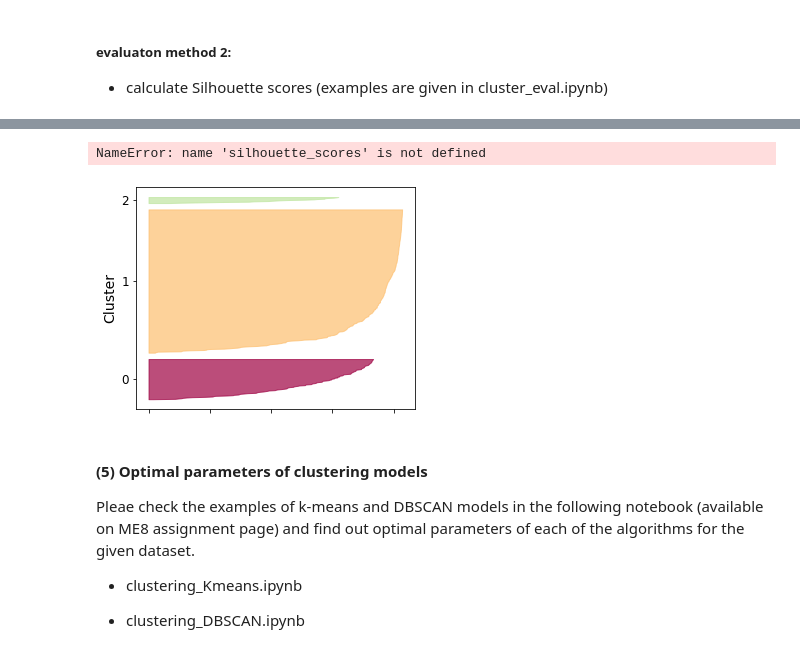
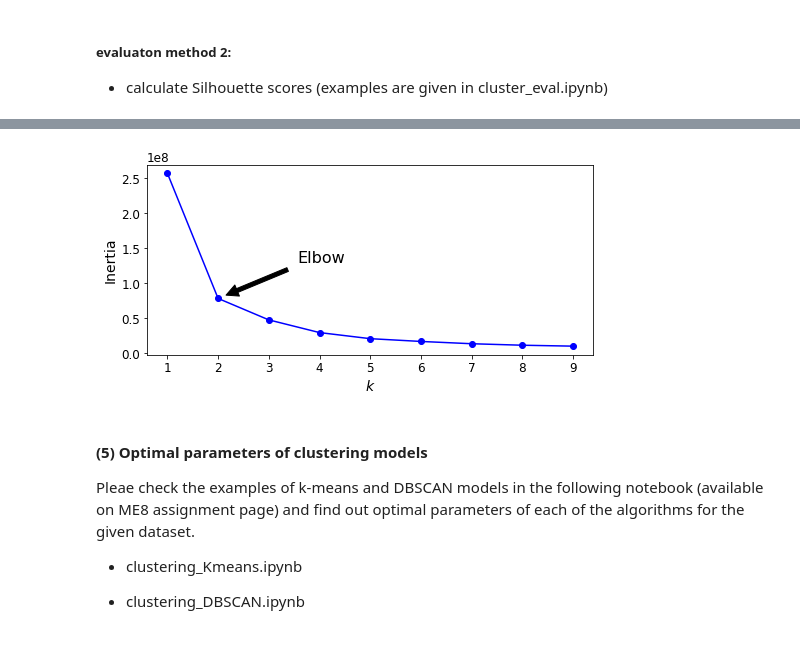
Before and after one commit to miamrodgers/4310-ML, a Jupyter notebook: ME8_clustering/clustering_basic.ipynb, the cells around one changed output, grey strips where cells are left out. Saved outputs shown, nothing was run; the diff lists cells and outputs as text; code cells hidden in the pictures.

```diff
--- a/ME8_clustering/clustering_basic.ipynb
+++ b/ME8_clustering/clustering_basic.ipynb
@@ -527,50 +518,22 @@ kmeans_per_k = [KMeans(n_clusters=k, random_state=42).fit(X)
                 for k in range(1, 10)]
 
 inertias = [model.inertia_ for model in kmeans_per_k]
-# %%
-from sklearn.metrics import silhouette_samples
-from matplotlib.ticker import FixedLocator, FixedFormatter
-
-plt.figure(figsize=(11, 9))
-
-for k in (3, 4, 5, 6):
-    plt.subplot(2, 2, k - 2)
-
-    y_pred = kmeans_per_k[k - 1].labels_
-    silhouette_coefficients = silhouette_samples(X, y_pred)
-
-    padding = len(X) // 30
-    pos = padding
-    ticks = []
-    for i in range(k):
-        coeffs = silhouette_coefficients[y_pred == i]
-        coeffs.sort()
-
-        color = mpl.cm.Spectral(i / k)
-        plt.fill_betweenx(np.arange(pos, pos + len(coeffs)), 0, coeffs,
-                          facecolor=color, edgecolor=color, alpha=0.7)
-        ticks.append(pos + len(coeffs) // 2)
-        pos += len(coeffs) + padding
-
-    plt.gca().yaxis.set_major_locator(FixedLocator(ticks))
-    plt.gca().yaxis.set_major_formatter(FixedFormatter(range(k)))
-    if k in (3, 5):
-        plt.ylabel("Cluster")
-
-    if k in (5, 6):
-        plt.gca().set_xticks([-0.1, 0, 0.2, 0.4, 0.6, 0.8, 1])
-        plt.xlabel("Silhouette Coefficient")
-    else:
-        plt.tick_params(labelbottom=False)
-
-    plt.axvline(x=silhouette_scores[k - 2], color="red", linestyle="--")
-    plt.title("$k={}$".format(k), fontsize=16)
-
-save_fig("silhouette_analysis_plot")
-plt.show()
-# %% [output]
-NameError: name 'silhouette_scores' is not defined
-[figure, removed]
+# %%
+plt.figure(figsize=(8, 3.5))
+plt.plot(range(1, 10), inertias, "bo-")
+plt.xlabel("$k$", fontsize=14)
+plt.ylabel("Inertia", fontsize=14)
+plt.annotate('Elbow',
+             xy=(2, inertias[1]),
+             xytext=(0.35, 0.55),
+             textcoords='figure fraction',
+             fontsize=16,
+             arrowprops=dict(facecolor='black', shrink=0.1)
+             )
+# plt.axis([1, 8.5, 0, 1300])
+plt.show()
+# %% [output]
+[figure, added]
 # %% [markdown]
 #### (5) Optimal parameters of clustering models
 
```
Also changed, not shown: parts of 10 cells of this notebook.
